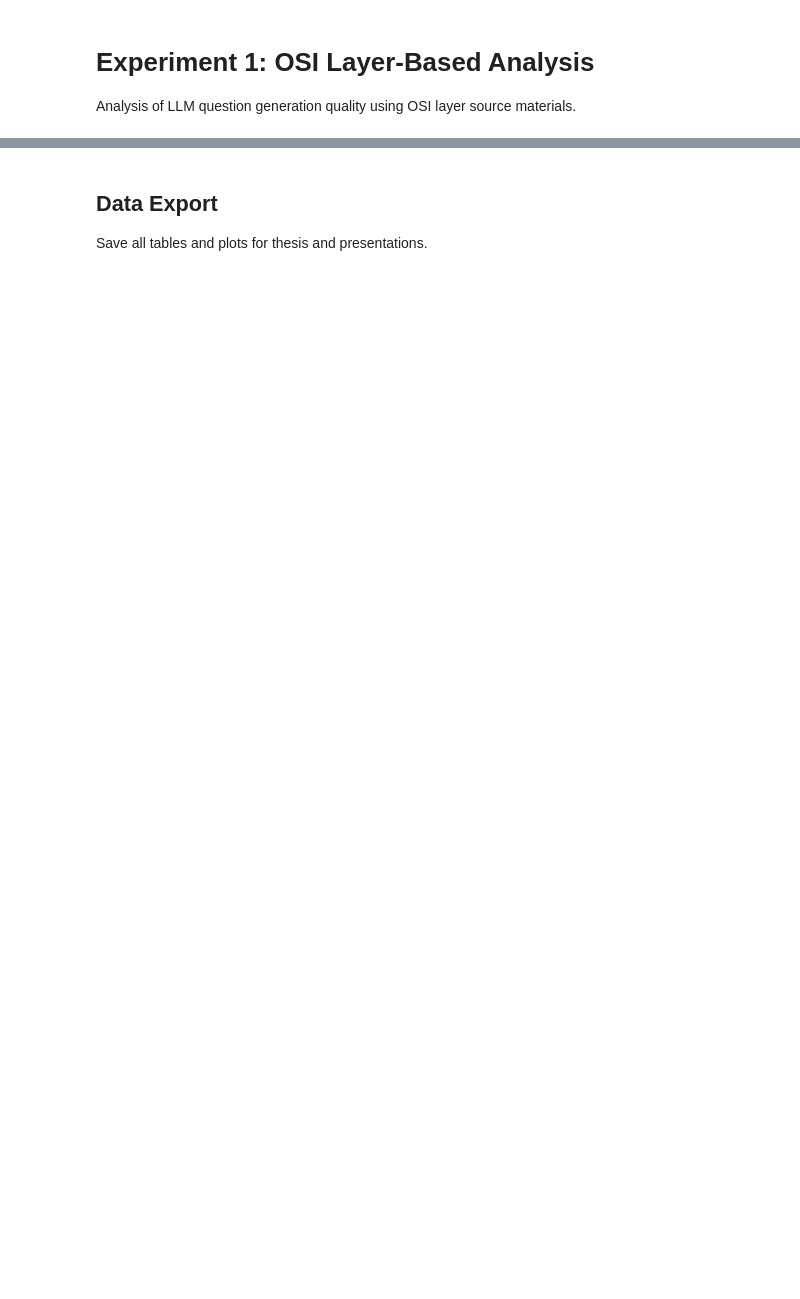
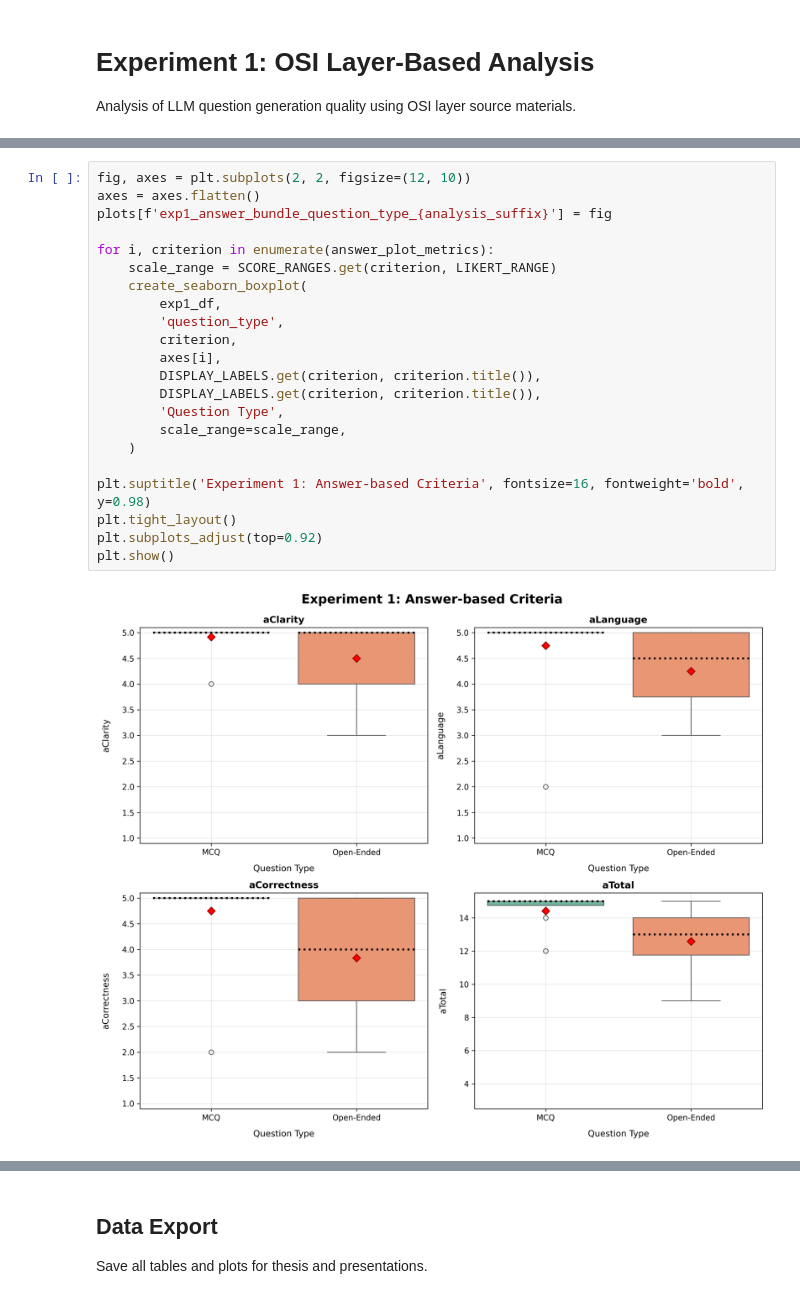
Before and after one commit to mgrube753/question-generation, a Jupyter notebook: 20_experiments/50_src/evaluation1_qual.ipynb, the cells around one changed output, grey strips where cells are left out. Saved outputs shown, nothing was run; the diff lists cells and outputs as text; blank space fills up the shorter version.

```diff
--- a/20_experiments/50_src/evaluation1_qual.ipynb
+++ b/20_experiments/50_src/evaluation1_qual.ipynb
@@ -436 +696,25 @@ plt.show()
+# %%
+fig, axes = plt.subplots(2, 2, figsize=(12, 10))
+axes = axes.flatten()
+plots[f'exp1_answer_bundle_question_type_{analysis_suffix}'] = fig
+
+for i, criterion in enumerate(answer_plot_metrics):
+    scale_range = SCORE_RANGES.get(criterion, LIKERT_RANGE)
+    create_seaborn_boxplot(
+        exp1_df,
+        'question_type',
+        criterion,
+        axes[i],
+        DISPLAY_LABELS.get(criterion, criterion.title()),
+        DISPLAY_LABELS.get(criterion, criterion.title()),
+        'Question Type',
+        scale_range=scale_range,
+    )
+
+plt.suptitle('Experiment 1: Answer-based Criteria', fontsize=16, fontweight='bold', y=0.98)
+plt.tight_layout()
+plt.subplots_adjust(top=0.92)
+plt.show()
+# %% [output]
+[figure, added]
 # %%
```
Also changed, not shown: parts of 26 cells of this notebook, 4 other files.
